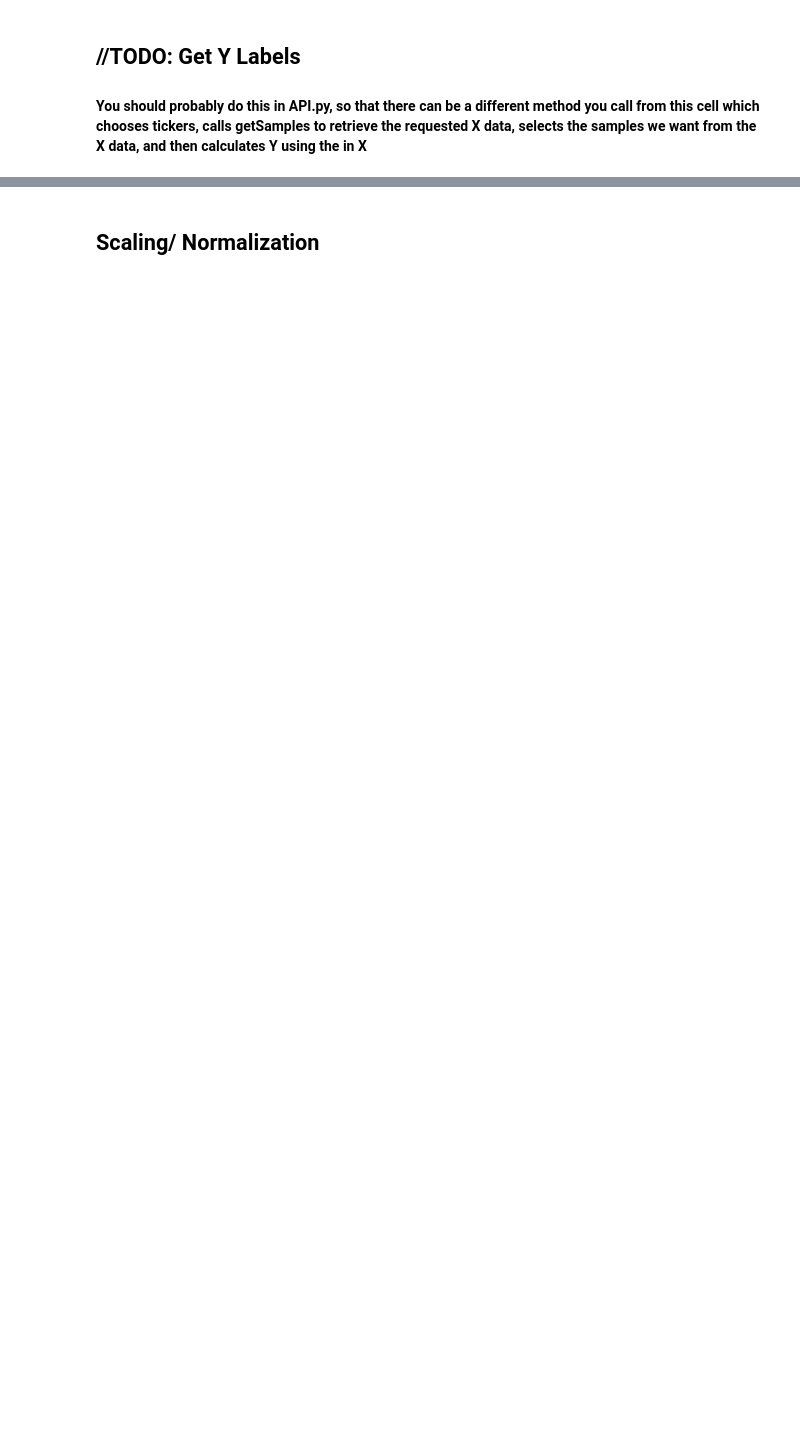
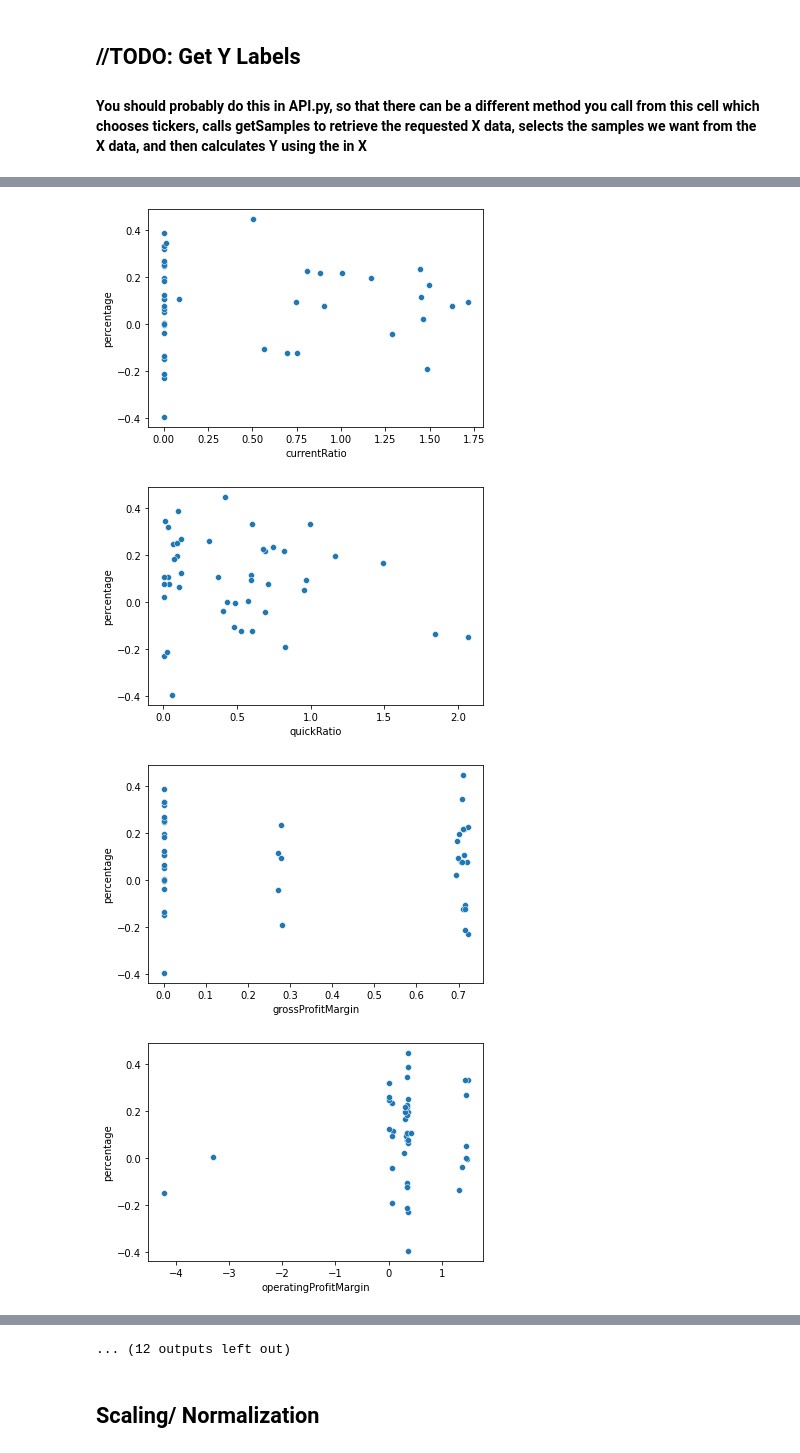
Before and after one commit to CDP99/CS-4641-Group-26, a Jupyter notebook: touchpoint2.ipynb, the cells around one changed output, grey strips where cells are left out. Drawn from its saved outputs; the diff is of its cells as text; code cells hidden in the pictures; blank space fills up the shorter version.

Commit message:
Graphs, more training, more testing

```diff
--- a/touchpoint2.ipynb
+++ b/touchpoint2.ipynb
@@ -47,0 +105,9 @@ display(merge)
+# %%
+for colName in X:
+  plt.figure()
+  sns.scatterplot(data=merged, x=colName, y='percentage')
+# %% [output]
+[figure, added]
+[figure, added]
+[figure, added]
+[figure, added]
@@ -48,3 +122,4 @@ display(merge)
+... (12 outputs left out)
 # %% [markdown]
 ## Scaling/ Normalization
 # %%
```
Also changed, not shown: parts of 26 cells of this notebook, 3 other files.
